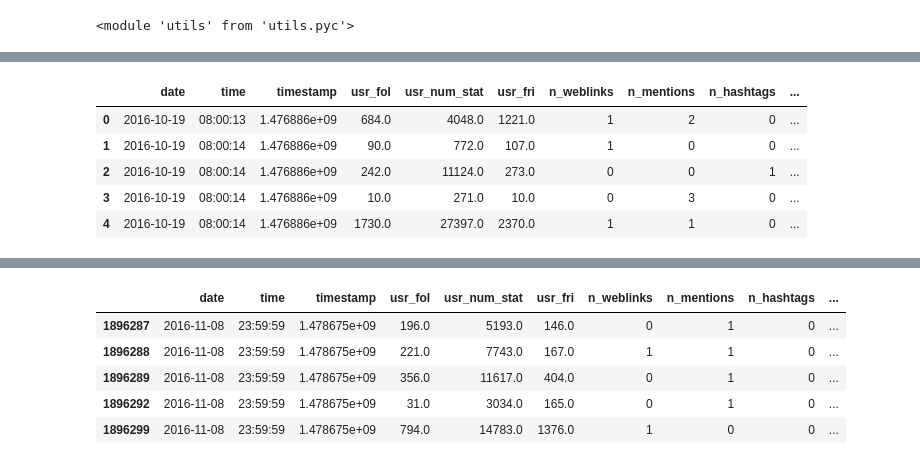
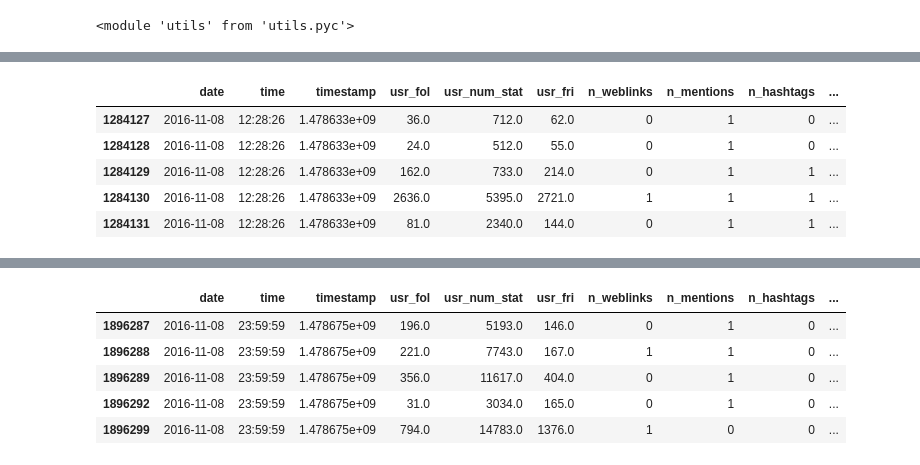
Before and after one commit to dgmiller/rattlesnake, a Jupyter notebook: final_project/election.ipynb, the cells around one changed output, grey strips where cells are left out. Cells and saved outputs as stored; diff of their text form; code cells hidden in the pictures.

```diff
--- a/final_project/election.ipynb
+++ b/final_project/election.ipynb
@@ -30,10 +30,12 @@ Time: 16.6457738876
 # %%
 djt_df = djt.make_df()
+djt_df = djt_df.groupby(by='date')
+djt_df = djt_df.get_group(djt_df.groups.keys()[9])
 djt_df.head()
 # %% [output]
 |  | date | time | timestamp | usr_fol | usr_num_stat | usr_fri | n_weblinks | n_mentions | n_hashtags | ... |
-| 0 | 2016-10-19 | 08:00:13 | 1.476886e+09 | 684.0 | 4048.0 | 1221.0 | 1 | 2 | 0 | ... |
-| 1 | 2016-10-19 | 08:00:14 | 1.476886e+09 | 90.0 | 772.0 | 107.0 | 1 | 0 | 0 | ... |
-| 2 | 2016-10-19 | 08:00:14 | 1.476886e+09 | 242.0 | 11124.0 | 273.0 | 0 | 0 | 1 | ... |
-| 3 | 2016-10-19 | 08:00:14 | 1.476886e+09 | 10.0 | 271.0 | 10.0 | 0 | 3 | 0 | ... |
-| 4 | 2016-10-19 | 08:00:14 | 1.476886e+09 | 1730.0 | 27397.0 | 2370.0 | 1 | 1 | 0 | ... |
+| 1284127 | 2016-11-08 | 12:28:26 | 1.478633e+09 | 36.0 | 712.0 | 62.0 | 0 | 1 | 0 | ... |
+| 1284128 | 2016-11-08 | 12:28:26 | 1.478633e+09 | 24.0 | 512.0 | 55.0 | 0 | 1 | 0 | ... |
+| 1284129 | 2016-11-08 | 12:28:26 | 1.478633e+09 | 162.0 | 733.0 | 214.0 | 0 | 1 | 1 | ... |
+| 1284130 | 2016-11-08 | 12:28:26 | 1.478633e+09 | 2636.0 | 5395.0 | 2721.0 | 1 | 1 | 1 | ... |
+| 1284131 | 2016-11-08 | 12:28:26 | 1.478633e+09 | 81.0 | 2340.0 | 144.0 | 0 | 1 | 1 | ... |
```
Also changed, not shown: parts of 11 cells of this notebook.
